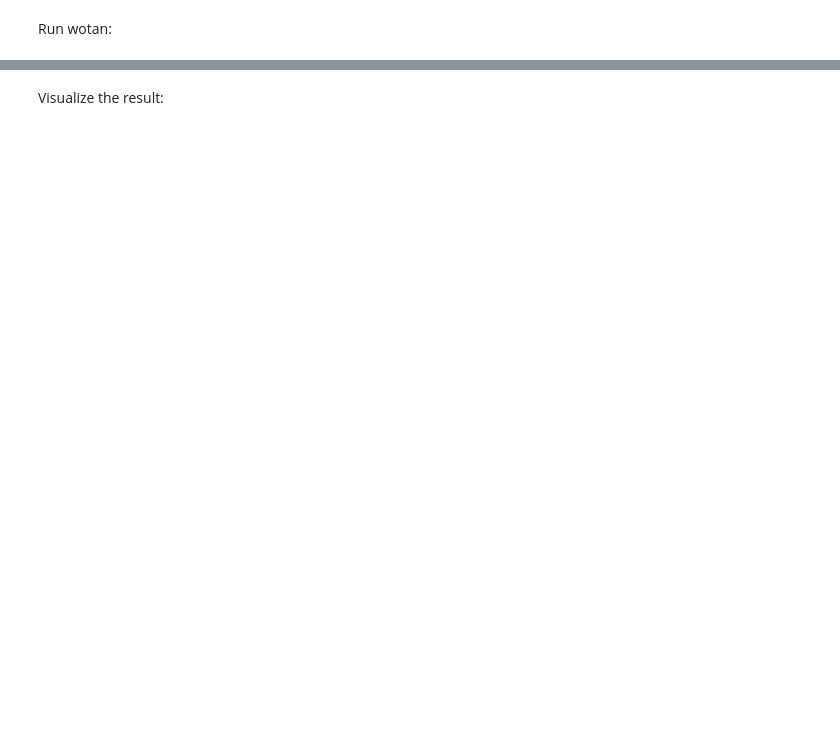
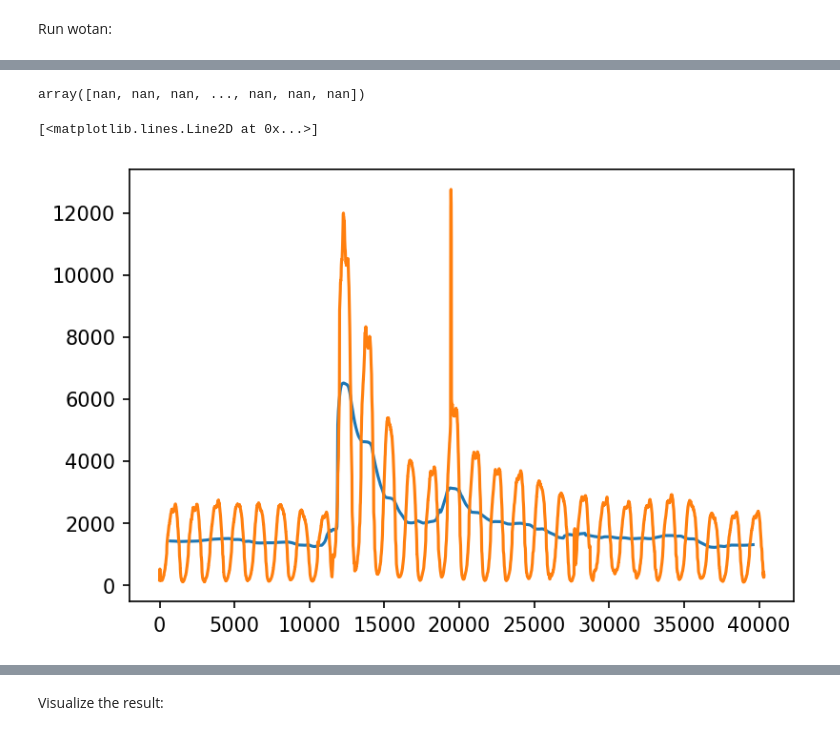
Before and after one commit to ksetdekov/wotan, a Jupyter notebook: examples/biweight.ipynb, the cells around one changed output, grey strips where cells are left out. Drawn from its saved outputs; the diff is of its cells as text; code cells hidden in the pictures; blank space fills up the shorter version.

```diff
--- a/examples/biweight.ipynb
+++ b/examples/biweight.ipynb
@@ -35,3 +92,13 @@ flatten_lc, trend_lc = flatten(
     return_trend=True,    # Return trend and flattened light curve
     cval=5.0              # Tuning parameter for the robust estimators
     )
+# %%
+flatten_lc
+# %% [output]
+array([nan, nan, nan, ..., nan, nan, nan])
+# %%
+plt.plot(trend_lc)
+plt.plot(ex.value)
+# %% [output]
+[<matplotlib.lines.Line2D at 0x...>]
+[figure, added]
```
Also changed, not shown: parts of 9 cells of this notebook, 3 other files.
